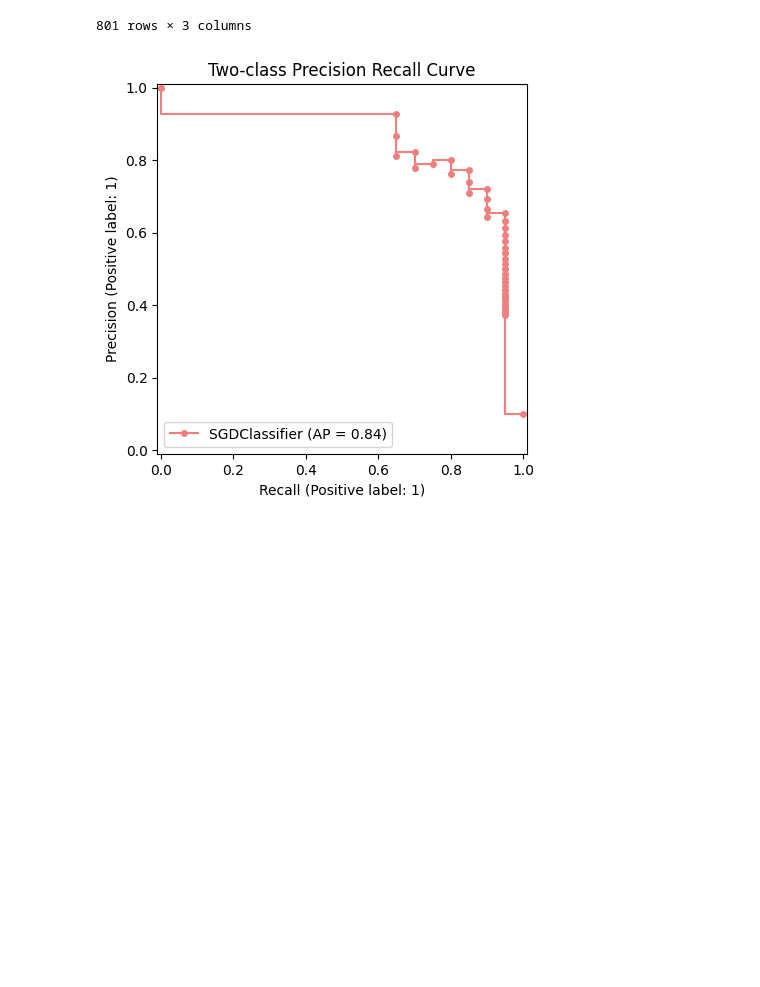
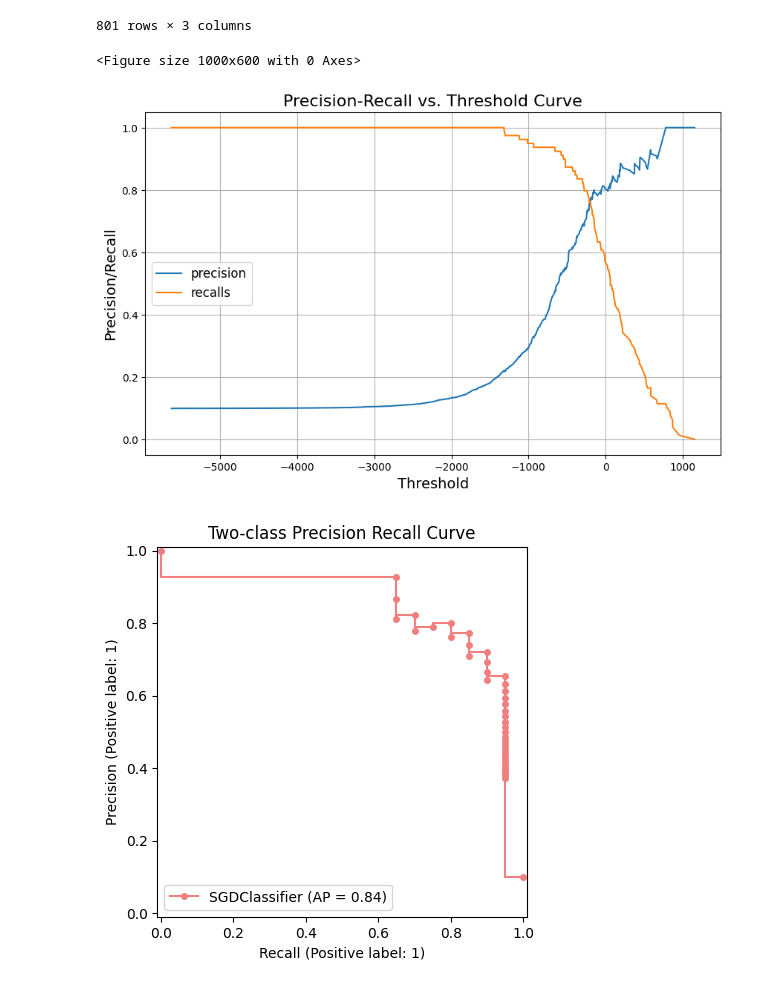
Before and after one commit to ariahosseini/TradML, a Jupyter notebook: ML_MNIST.ipynb, the cells around one changed output. Saved outputs shown, nothing was run; the diff lists cells and outputs as text; code cells hidden in the pictures; blank space fills up the shorter version.

```diff
--- a/ML_MNIST.ipynb
+++ b/ML_MNIST.ipynb
@@ -253,6 +341,18 @@ df
 | 799 | 1.000000 | 0.012658 | 953.152475 |
 | 800 | 1.000000 | 0.000000 | 1153.091860 |
 801 rows × 3 columns
+# %%
+plt.figure(figsize=(10, 6))
+df.plot(x="thresholds", y=["precision", "recalls"], figsize=(10, 6))
+plt.title("Precision-Recall vs. Threshold Curve", fontsize=16)
+plt.xlabel("Threshold", fontsize=14)
+plt.ylabel("Precision/Recall", fontsize=14)
+plt.grid(True)
+plt.legend(fontsize=12)
+plt.show()
+# %% [output]
+<Figure size 1000x600 with 0 Axes>
+[figure, added]
 # %%
 pos_rate_dispaly = PrecisionRecallDisplay.from_estimator(sgd_clf,
                                                          X_test,
```
Also changed, not shown: parts of 21 cells of this notebook.
